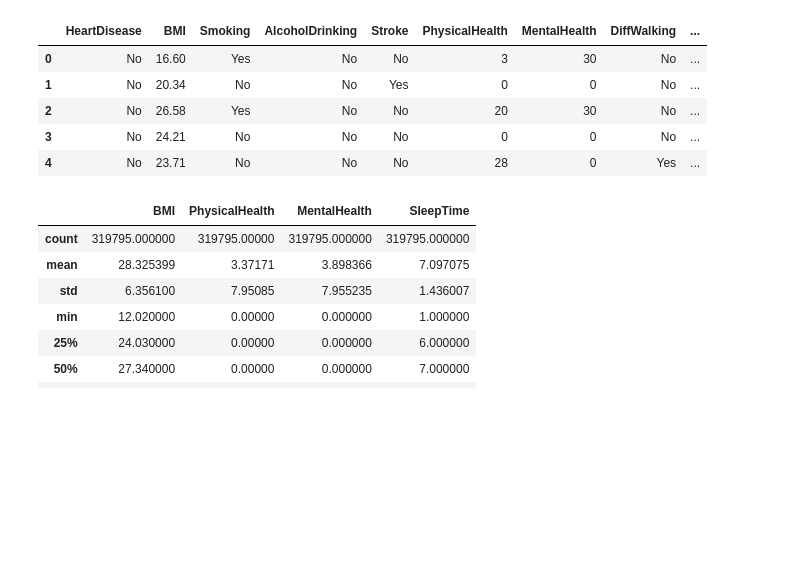
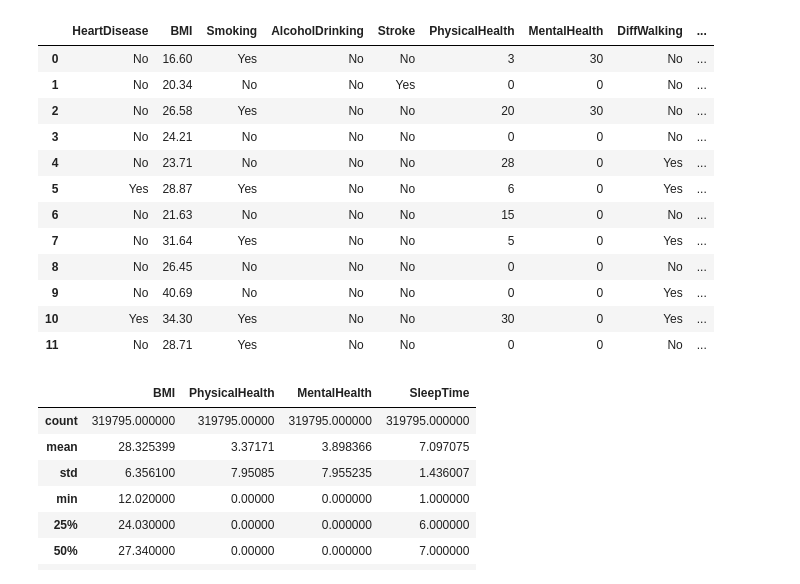
Before and after one commit to NAyeshaKhan/Heart-Disease-Prediction, a Jupyter notebook: Heart Disease Prediction System.ipynb, the cells around one changed output. Saved outputs shown, nothing was run; the diff lists cells and outputs as text; code cells hidden in the pictures; blank space fills up the shorter version.

```diff
--- a/Heart Disease Prediction System.ipynb
+++ b/Heart Disease Prediction System.ipynb
@@ -1,24 +1,29 @@
 # %%
 import pandas as pd
 import numpy as np
 import seaborn as sns
-import pickle
 
 from matplotlib import pyplot as plt
 from sklearn.tree import DecisionTreeClassifier
 from sklearn import tree
 from sklearn.model_selection import train_test_split
-from sklearn.impute import SimpleImputer
 
 df=pd.read_csv('heart_2020_cleaned.csv')
-df.head()
+df.head(12)
 # %% [output]
 |  | HeartDisease | BMI | Smoking | AlcoholDrinking | Stroke | PhysicalHealth | MentalHealth | DiffWalking | ... |
 | 0 | No | 16.60 | Yes | No | No | 3 | 30 | No | ... |
 | 1 | No | 20.34 | No | No | Yes | 0 | 0 | No | ... |
 | 2 | No | 26.58 | Yes | No | No | 20 | 30 | No | ... |
 | 3 | No | 24.21 | No | No | No | 0 | 0 | No | ... |
 | 4 | No | 23.71 | No | No | No | 28 | 0 | Yes | ... |
+| 5 | Yes | 28.87 | Yes | No | No | 6 | 0 | Yes | ... |
+| 6 | No | 21.63 | No | No | No | 15 | 0 | No | ... |
+| 7 | No | 31.64 | Yes | No | No | 5 | 0 | Yes | ... |
+| 8 | No | 26.45 | No | No | No | 0 | 0 | No | ... |
+| 9 | No | 40.69 | No | No | No | 0 | 0 | Yes | ... |
+| 10 | Yes | 34.30 | Yes | No | No | 30 | 0 | Yes | ... |
+| 11 | No | 28.71 | Yes | No | No | 0 | 0 | No | ... |
 # %%
 #Mean, std, and quartiles of dataset
 df.describe()
```
Also changed, not shown: parts of 1 cell of this notebook.
